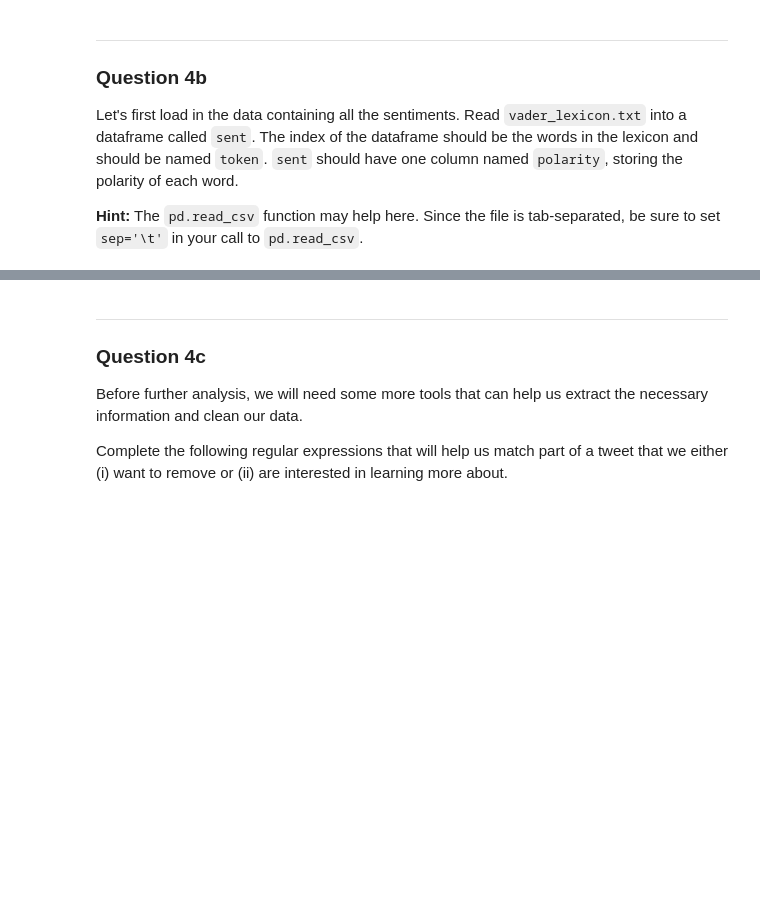
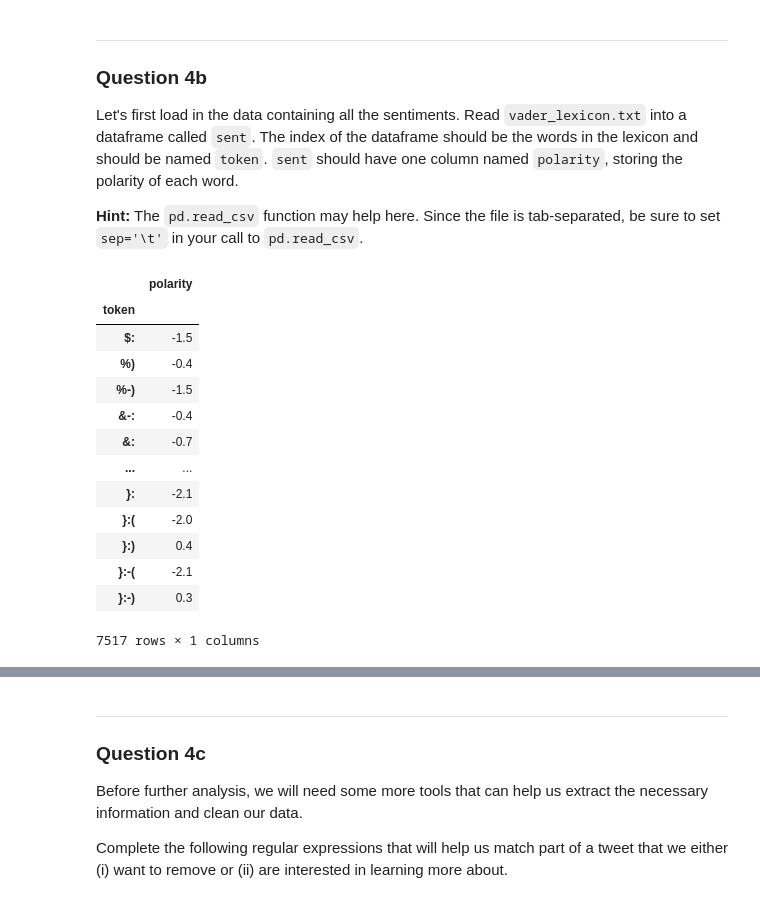
Before and after one commit to Yiqinotfound/Data100, a Jupyter notebook: hw/hw03/hw03.ipynb, the cells around one changed output, grey strips where cells are left out. Drawn from its saved outputs; the diff is of its cells as text; code cells hidden in the pictures; blank space fills up the shorter version.

```diff
--- a/hw/hw03/hw03.ipynb
+++ b/hw/hw03/hw03.ipynb
@@ -537,2 +658,21 @@ sent.head()
+# %%
+sent = pd.read_csv("vader_lexicon.txt", sep='\t', header=None, names=['token', 'polarity'],index_col=0, usecols=[0, 1])
+
+sent
+# %% [output]
+|  | polarity |
+| token |  |
+| $: | -1.5 |
+| %) | -0.4 |
+| %-) | -1.5 |
+| &-: | -0.4 |
+| &: | -0.7 |
+| ... | ... |
+| }: | -2.1 |
+| }:( | -2.0 |
+| }:) | 0.4 |
+| }:-( | -2.1 |
+| }:-) | 0.3 |
+7517 rows × 1 columns
 # %%
 grader.check("q4b")
```
Also changed, not shown: parts of 38 cells of this notebook, 17 other files.
